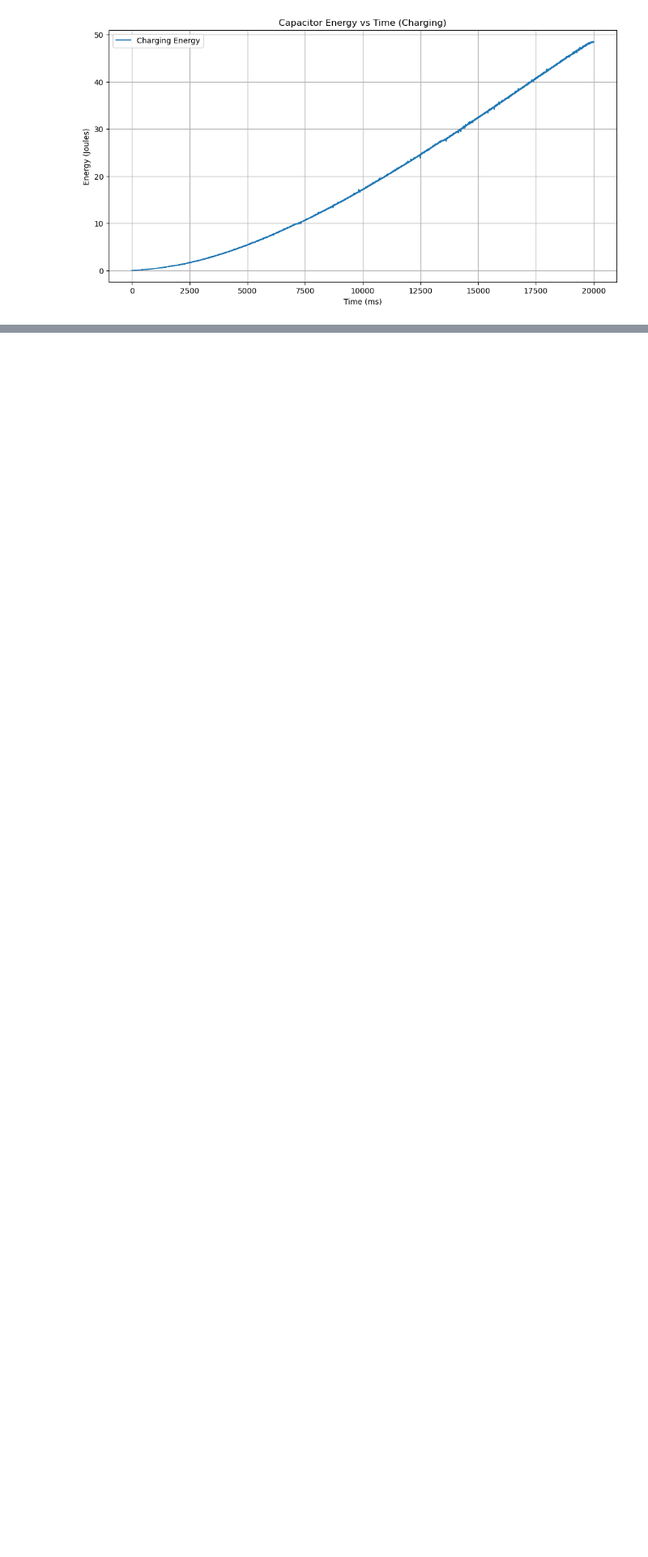
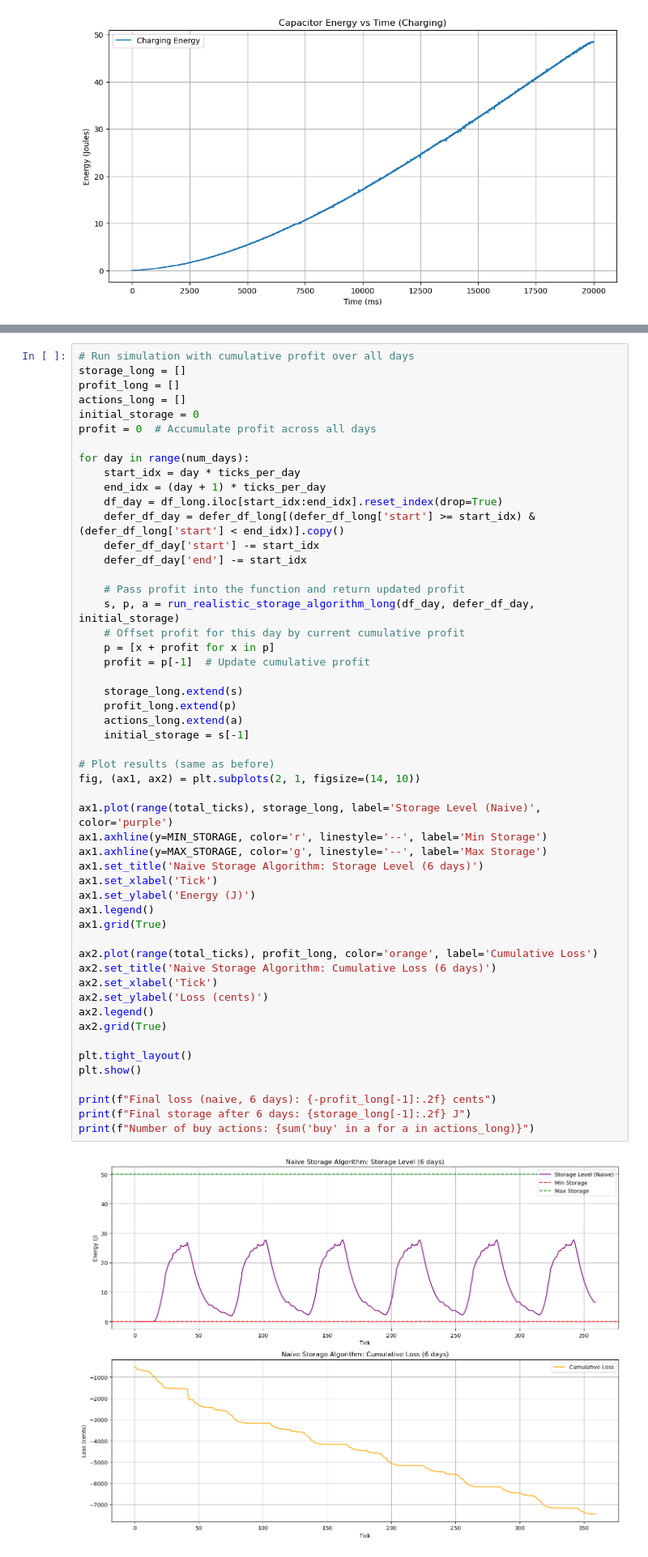
Before and after one commit to S-mishra07/EE2Project, a Jupyter notebook: New_Optimised.ipynb, the cells around one changed output, grey strips where cells are left out. Shown at 81% size. Drawn from its saved outputs; the diff is of its cells as text; blank space fills up the shorter version.

Commit message:
added naive and optimised with moving average - suitable level of losses for now

```diff
--- a/New_Optimised.ipynb
+++ b/New_Optimised.ipynb
@@ -710,0 +272,54 @@ Actions breakdown:
+# %%
+# Run simulation with cumulative profit over all days
+storage_long = []
+profit_long = []
+actions_long = []
+initial_storage = 0
+profit = 0  # Accumulate profit across all days
+
+for day in range(num_days):
+    start_idx = day * ticks_per_day
+    end_idx = (day + 1) * ticks_per_day
+    df_day = df_long.iloc[start_idx:end_idx].reset_index(drop=True)
+    defer_df_day = defer_df_long[(defer_df_long['start'] >= start_idx) & (defer_df_long['start'] < end_idx)].copy()
+    defer_df_day['start'] -= start_idx
+    defer_df_day['end'] -= start_idx
+
+    # Pass profit into the function and return updated profit
+    s, p, a = run_realistic_storage_algorithm_long(df_day, defer_df_day, initial_storage)
+    # Offset profit for this day by current cumulative profit
+    p = [x + profit for x in p]
+    profit = p[-1]  # Update cumulative profit
+
+    storage_long.extend(s)
+    profit_long.extend(p)
+    actions_long.extend(a)
+    initial_storage = s[-1]
+
+# Plot results (same as before)
+fig, (ax1, ax2) = plt.subplots(2, 1, figsize=(14, 10))
+
+ax1.plot(range(total_ticks), storage_long, label='Storage Level (Naive)', color='purple')
+ax1.axhline(y=MIN_STORAGE, color='r', linestyle='--', label='Min Storage')
+ax1.axhline(y=MAX_STORAGE, color='g', linestyle='--', label='Max Storage')
+ax1.set_title('Naive Storage Algorithm: Storage Level (6 days)')
+ax1.set_xlabel('Tick')
+ax1.set_ylabel('Energy (J)')
+ax1.legend()
+ax1.grid(True)
+
+ax2.plot(range(total_ticks), profit_long, color='orange', label='Cumulative Loss')
+ax2.set_title('Naive Storage Algorithm: Cumulative Loss (6 days)')
+ax2.set_xlabel('Tick')
+ax2.set_ylabel('Loss (cents)')
+ax2.legend()
+ax2.grid(True)
+
+plt.tight_layout()
+plt.show()
+
+print(f"Final loss (naive, 6 days): {-profit_long[-1]:.2f} cents")
+print(f"Final storage after 6 days: {storage_long[-1]:.2f} J")
+print(f"Number of buy actions: {sum('buy' in a for a in actions_long)}")
+# %% [output]
+[figure, added]
```
Also changed, not shown: parts of 10 cells of this notebook, 3 other files.
